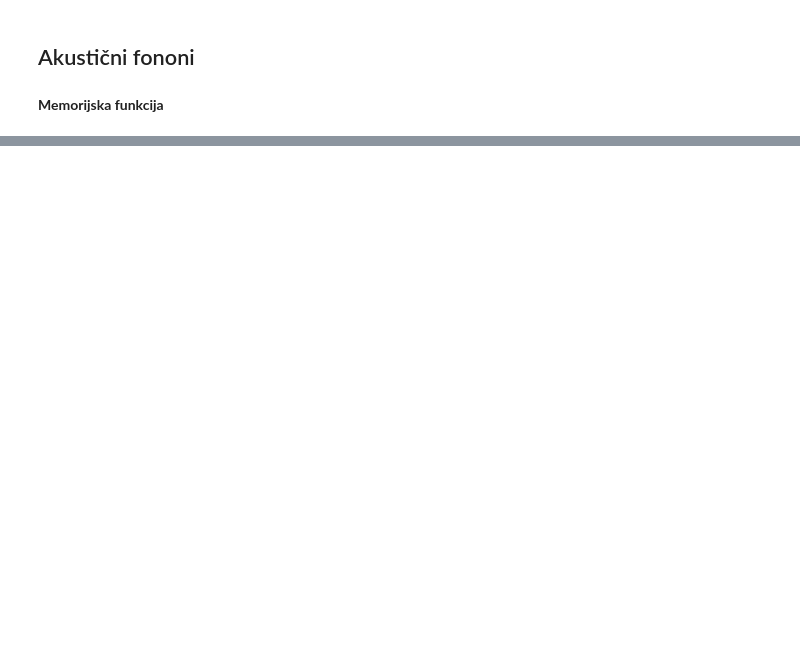
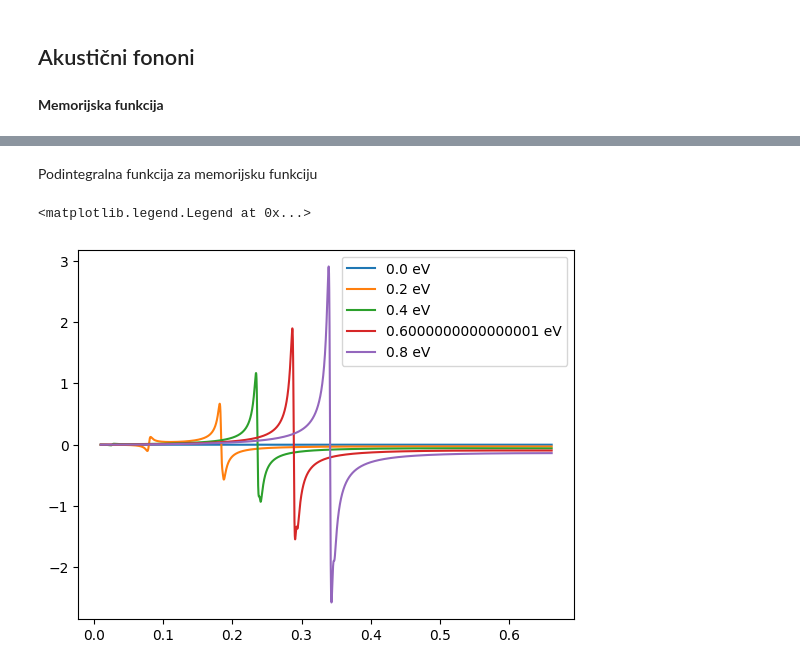
Before and after one commit to ppapac/24112024_memfn, a Jupyter notebook: Untitled-1copy.ipynb, the cells around one changed output, grey strips where cells are left out. Saved outputs shown, nothing was run; the diff lists cells and outputs as text; code cells hidden in the pictures; blank space fills up the shorter version.

```diff
--- a/Untitled-1copy.ipynb
+++ b/Untitled-1copy.ipynb
@@ -160,0 +176,16 @@ plt.show()
+# %% [markdown]
+Podintegralna funkcija za memorijsku funkciju
+# %%
+ws = np.arange(0, 1, 0.2)
+T=50
+ks = np.arange(0.01, KF*5, 0.000001)
+for w in ws:
+    ss_sums = []
+    for k in ks:
+        ss = ss_sum_ac_real(k, w, hbar_w_ac, T, chemical_potential(T))
+        ss_sums.append(ss)
+    plt.plot(ks, ss_sums, label = f"{w} eV")
+plt.legend()
+# %% [output]
+<matplotlib.legend.Legend at 0x...>
+[figure, added]
```
Also changed, not shown: parts of 9 cells of this notebook.
